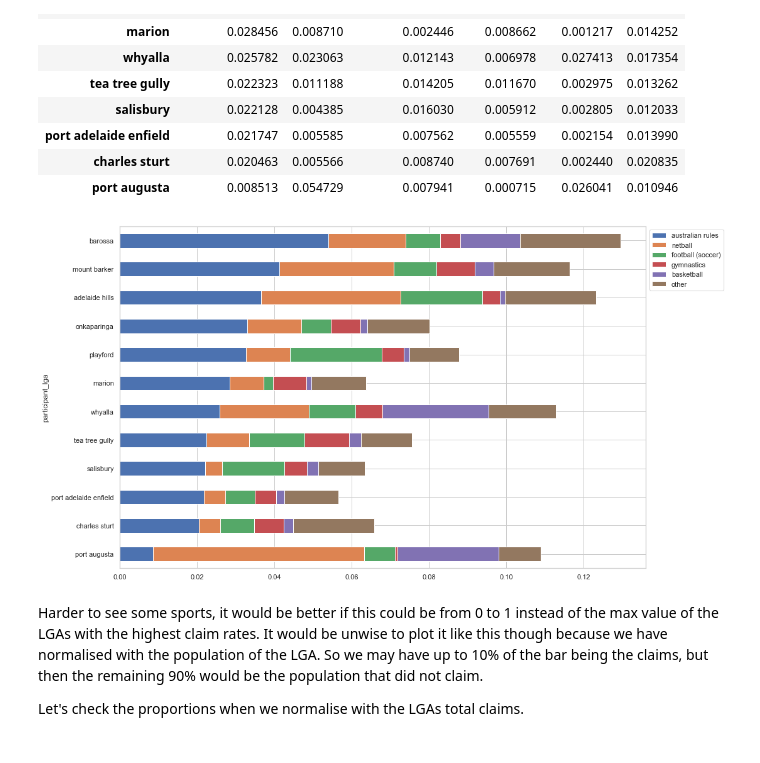
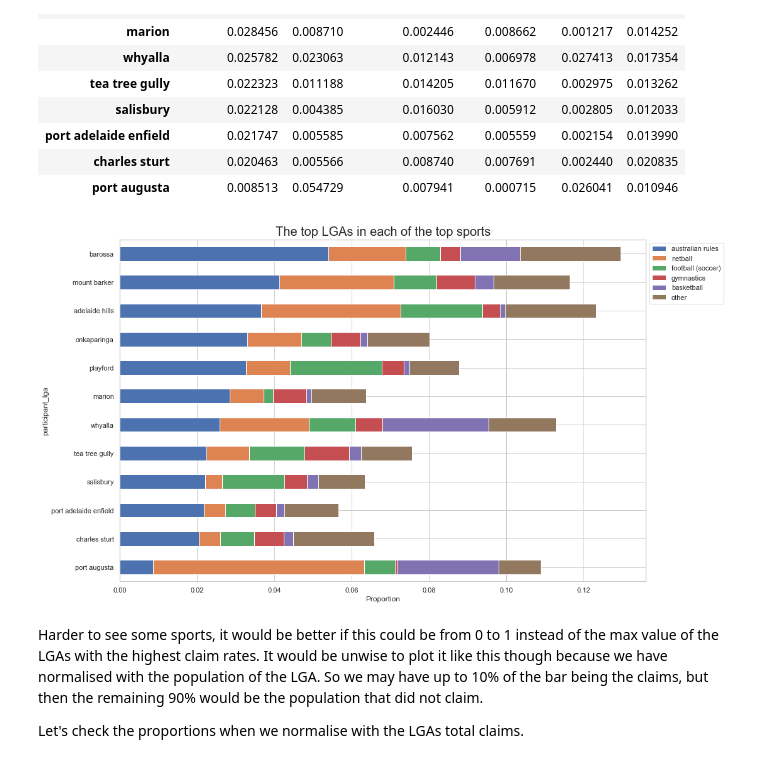
Before and after one commit to MQCOMP2200-S2-2021/Data-Science-Labs, a Jupyter notebook: Portfolio 2 - Christopher Rudolph.ipynb, the cells around one changed output. Drawn from its saved outputs; the diff is of its cells as text; code cells hidden in the pictures.

```diff
--- a/Portfolio 2 - Christopher Rudolph.ipynb
+++ b/Portfolio 2 - Christopher Rudolph.ipynb
@@ -683,15 +684,16 @@ topClaims.drop(columns='total').sort_values(by= 'australian rules', ascending =
 # %%
 # plt.figure(figsize=(15,10))
 plt.rcParams["figure.figsize"] = [15, 10]
 
 
-topClaims.drop(columns='total').sort_values(by= 'australian rules').plot.barh(stacked=True)
-
+ax= topClaims.drop(columns='total').sort_values(by= 'australian rules').plot.barh(stacked=True)
+ax.set_xlabel("Proportion")
+ax.set_title('The top LGAs in each of the top sports', fontsize=20)
 plt.legend(bbox_to_anchor=(1, 1))
 
 plt.show()
 # %% [output]
-[figure, old version]
+[figure, new version]
 # %% [markdown]
 Harder to see some sports, it would be better if this could be from 0 to 1 instead of the max value of the LGAs with the highest claim rates. It would be unwise to plot it like this though because we have normalised with the population of the LGA. So we may have up to 10% of the bar being the claims, but then the remaining 90% would be the population that did not claim.
 
```
Also changed, not shown: parts of 18 cells of this notebook, 1 other file.
